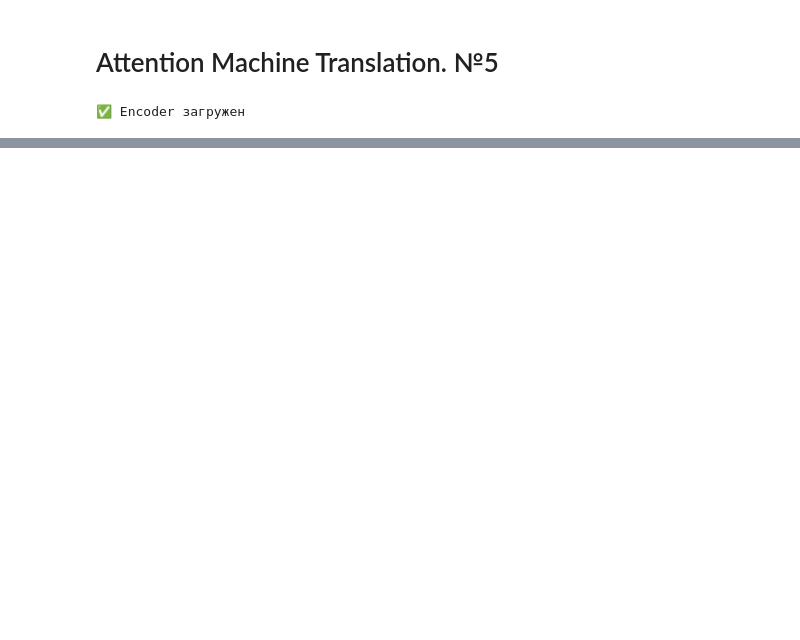
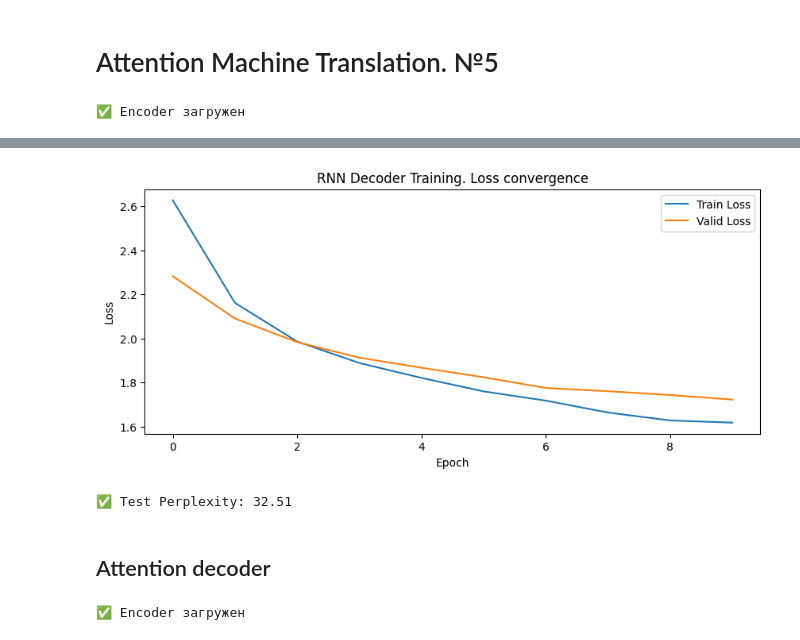
Before and after one commit to Analagis/learning_ML_projects, a Jupyter notebook: Project11/src/report.ipynb, the cells around one changed output, grey strips where cells are left out. Cells and saved outputs as stored; diff of their text form; code cells hidden in the pictures; blank space fills up the shorter version.

```diff
--- a/Project11/src/report.ipynb
+++ b/Project11/src/report.ipynb
@@ -301,0 +317,7 @@ RNNDecoder.check_translation(X_test_t, eng_char2idx, eng_idx2char, attention_dec
+# %%
+encoder_pos = RNNEncoder.RNNEncoder(len(eng_char2idx), pos_encoding = 'sine')
+# %%
+%%time
+train_losses, valid_losses = RNNEncoder.train_rnn_encoder(
+    encoder_pos, train_loader, valid_loader, pad_idx = eng_char2idx[PAD_token], epochs=num_epochs, suffix = "pos"
+)
@@ -301,0 +517,2 @@ RNNDecoder.check_translation(X_test_t, eng_char2idx, eng_idx2char, attention_dec
+# %%
+encoder_pos = RNNEncoder.load_encoder(len(eng_char2idx), embed_size=64, hidden_size=64, checkpoint_path = "best_encoder_pos.pth")
@@ -301,0 +521,6 @@ RNNDecoder.check_translation(X_test_t, eng_char2idx, eng_idx2char, attention_dec
+# %%
+rus_vocab_size = len(rus_char2idx)
+decoder_pos, train_losses_pos, valid_losses_pos = RNNDecoder.train_decoder(
+    encoder_pos, train_loader, valid_loader, len(rus_char2idx), eng_idx2char, rus_idx2char, eng_char2idx, rus_char2idx,
+                  X_train_t, X_valid_t, y_max_length, num_epochs, embed_size=64, hidden_size=64, suffix = "pos"
+)
@@ -301,0 +569,23 @@ RNNDecoder.check_translation(X_test_t, eng_char2idx, eng_idx2char, attention_dec
+# %%
+# 3. График loss
+plt.figure(figsize=(10, 4))
+plt.plot(train_losses_pos, label='Train Loss')
+plt.plot(torch.tensor(valid_losses_pos).cpu().numpy(), label='Valid Loss')
+plt.xlabel('Epoch')
+plt.ylabel('Loss')
+plt.legend()
+plt.title('RNN Decoder Training. Loss convergence')
+plt.show()
+# %% [output]
+[figure, added]
+# %%
+ppl = RNNDecoder.compute_perplexity(decoder_pos, encoder_pos, test_loader, rus_char2idx)
+print(f"\n✅ Test Perplexity: {ppl:.2f}")
+# %% [output]
+✅ Test Perplexity: 32.51
+# %% [markdown]
+## Attention decoder
+# %%
+encoder_pos = RNNEncoder.load_encoder(len(eng_char2idx), embed_size=64, hidden_size=64, checkpoint_path = "best_encoder_pos.pth")
+# %% [output]
+✅ Encoder загружен
```
Also changed, not shown: parts of 45 cells of this notebook, 3 other files.
